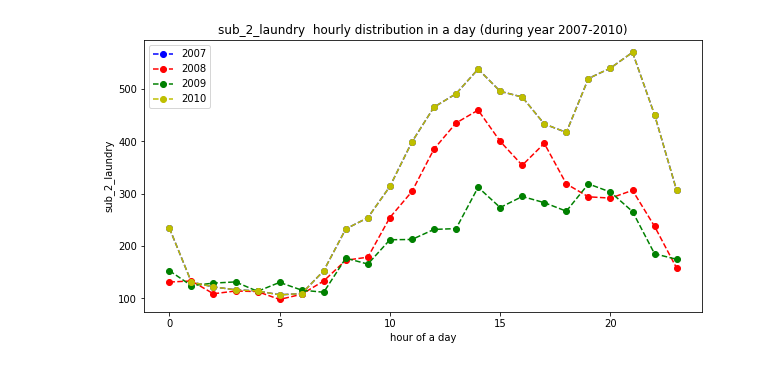
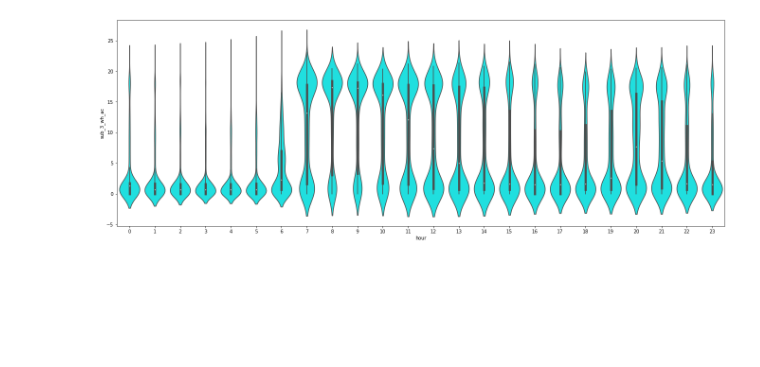
Before and after one commit to lu-kong/PI_INF442, a Jupyter notebook: Jia_test_scripts.ipynb, the cells around one changed output. Saved outputs shown, nothing was run; the diff lists cells and outputs as text; code cells hidden in the pictures; blank space fills up the shorter version.

```diff
--- a/Jia_test_scripts.ipynb
+++ b/Jia_test_scripts.ipynb
@@ -16,0 +9,3 @@ df_2007.head()
+# %%
+df = pd.read_csv('E:/PI_INF442/p1-power-weather/cleaned_data/power_all_1H.csv', sep = ';')
+df.head()
@@ -113,4 +31,6 @@ test(cols[7])
-# %%
-test(cols[6])
-# %% [output]
-[figure, removed]
+# %%
+col = df.columns
+# %%
+violin(df, col[7])
+# %% [output]
+[figure, added]
```
Also changed, not shown: parts of 14 cells of this notebook, 1 other file.
